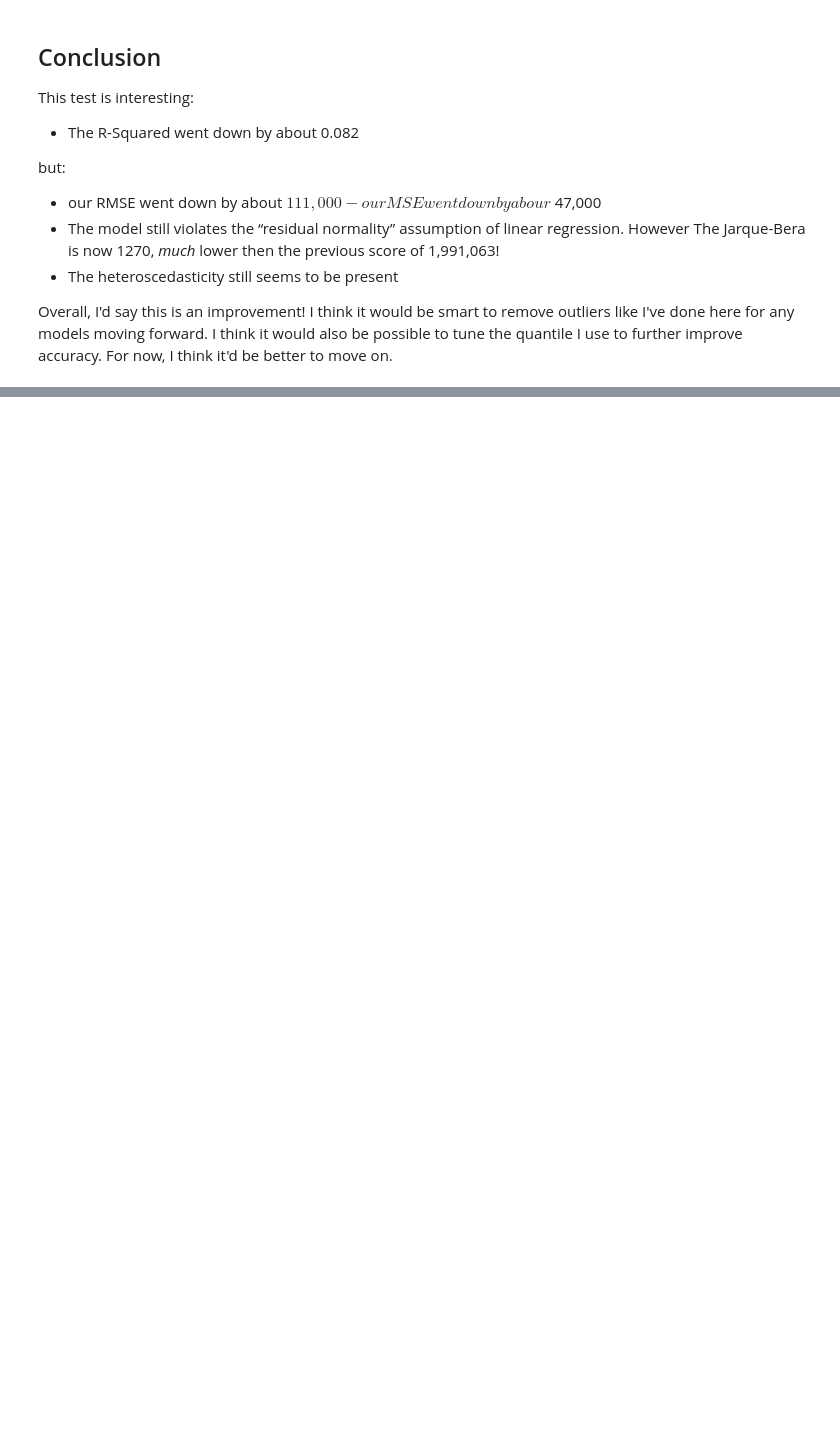
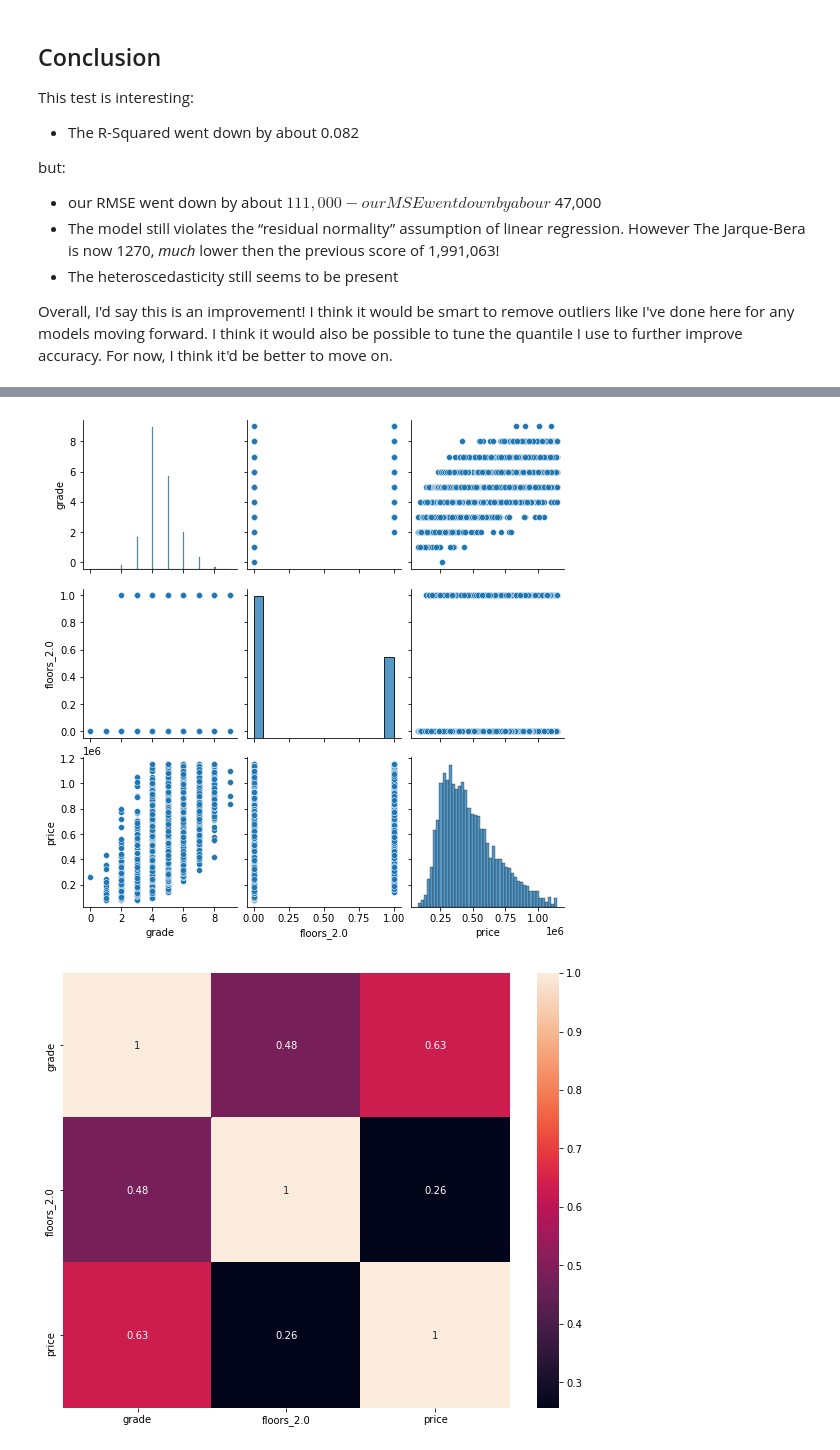
Before and after one commit to Jyve00/King-County-Housing-, a Jupyter notebook: notebooks/Matthew/Matthew-Modeling.ipynb, the cells around one changed output, grey strips where cells are left out. Cells and saved outputs as stored; diff of their text form; code cells hidden in the pictures; blank space fills up the shorter version.

```diff
--- a/notebooks/Matthew/Matthew-Modeling.ipynb
+++ b/notebooks/Matthew/Matthew-Modeling.ipynb
@@ -167,0 +197,4 @@ Overall, I'd say this is an improvement! I think it would be smart to remove out
+# %%
+# No need to re-split since this is a new model
+model = sm.OLS(y_train, sm.add_constant(X_train[['grade', 'floors_2.0']])).fit()
+model.summary()
@@ -167,0 +222,4 @@ Overall, I'd say this is an improvement! I think it would be smart to remove out
+# %%
+train_preds = model.predict(sm.add_constant(X_train[['grade', 'floors_2.0']]))
+test_preds = model.predict(sm.add_constant(X_test[['grade', 'floors_2.0']]))
+functions.evaluate(y_train, train_preds, y_test, test_preds)
@@ -167,0 +235,5 @@ Overall, I'd say this is an improvement! I think it would be smart to remove out
+# %%
+functions.check_assumptions(X_train[['grade', 'floors_2.0']], y_train, train_preds, test_preds, y_test)
+# %% [output]
+[figure, added]
+[figure, added]
```
Also changed, not shown: parts of 17 cells of this notebook.
